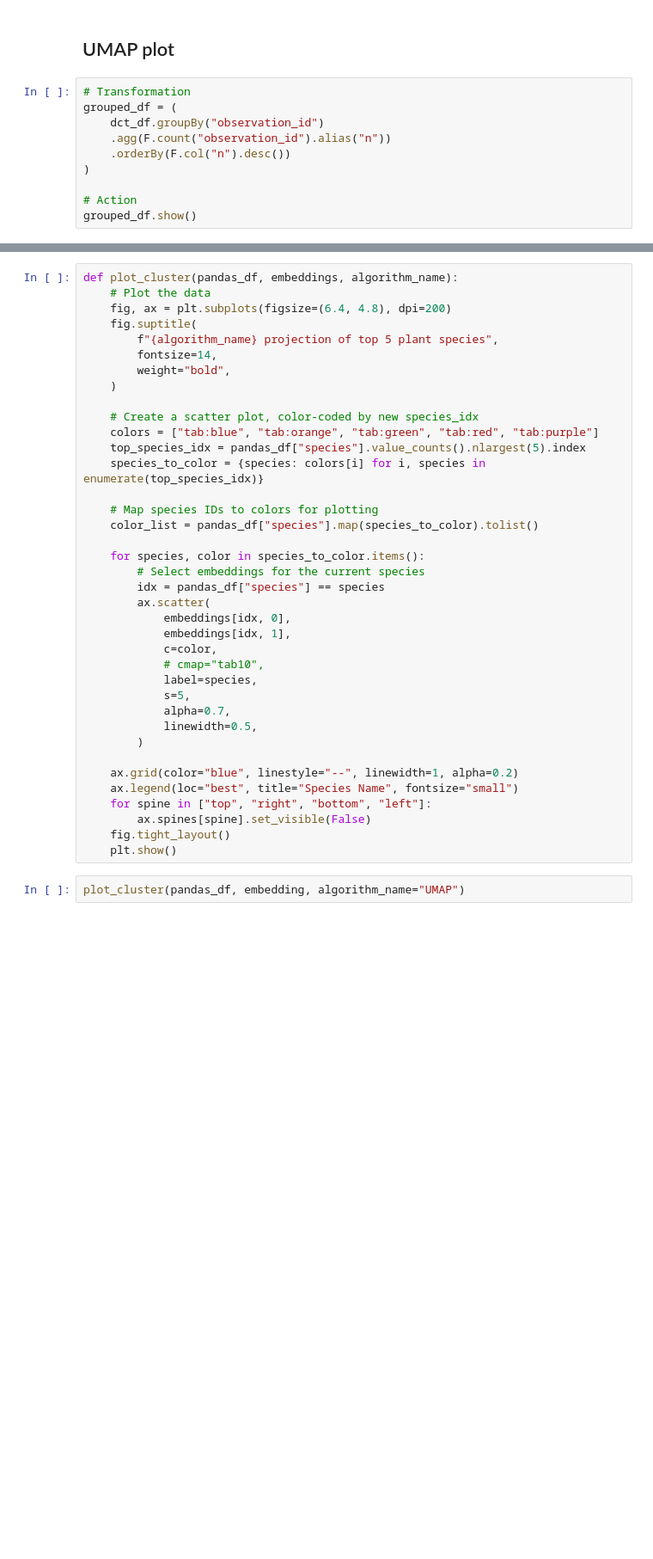
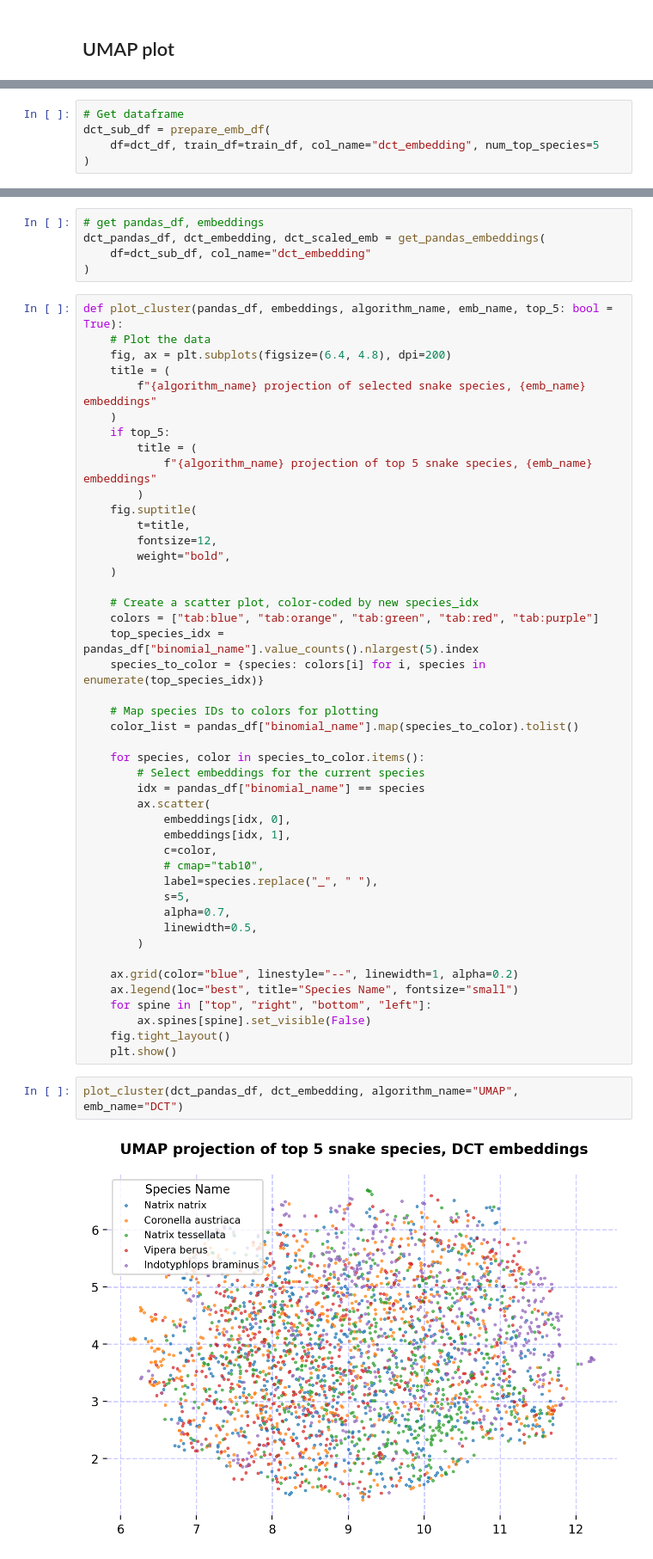
Before and after one commit to dsgt-kaggle-clef/snakeclef-2024, a Jupyter notebook: notebooks/preprocessing/2024-05-08-mg-01-umap-clustering.ipynb, the cells around one changed output, grey strips where cells are left out. Shown at 86% size. Drawn from its saved outputs; the diff is of its cells as text; blank space fills up the shorter version.

Commit message:
updated umap-clustering notebook

```diff
--- a/notebooks/preprocessing/2024-05-08-mg-01-umap-clustering.ipynb
+++ b/notebooks/preprocessing/2024-05-08-mg-01-umap-clustering.ipynb
@@ -40,13 +72,3 @@ train_df.show(n=5, truncate=50)
 # %% [markdown]
 ## UMAP plot
-# %%
-# Transformation
-grouped_df = (
-    dct_df.groupBy("observation_id")
-    .agg(F.count("observation_id").alias("n"))
-    .orderBy(F.col("n").desc())
-)
-
-# Action
-grouped_df.show()
 # %%
@@ -71,0 +101,5 @@ print(subset_df.count())
+# %%
+# Get dataframe
+dct_sub_df = prepare_emb_df(
+    df=dct_df, train_df=train_df, col_name="dct_embedding", num_top_species=5
+)
@@ -86,30 +129,42 @@ embedding = reducer.fit_transform(scaled_emb)  # NumPy array with shape (n_sampl
+# %%
+# get pandas_df, embeddings
+dct_pandas_df, dct_embedding, dct_scaled_emb = get_pandas_embeddings(
+    df=dct_sub_df, col_name="dct_embedding"
+)
 # %%
-def plot_cluster(pandas_df, embeddings, algorithm_name):
+def plot_cluster(pandas_df, embeddings, algorithm_name, emb_name, top_5: bool = True):
     # Plot the data
     fig, ax = plt.subplots(figsize=(6.4, 4.8), dpi=200)
+    title = (
+        f"{algorithm_name} projection of selected snake species, {emb_name} embeddings"
+    )
+    if top_5:
+        title = (
+            f"{algorithm_name} projection of top 5 snake species, {emb_name} embeddings"
+        )
     fig.suptitle(
-        f"{algorithm_name} projection of top 5 plant species",
-        fontsize=14,
+        t=title,
+        fontsize=12,
         weight="bold",
     )
 
     # Create a scatter plot, color-coded by new species_idx
     colors = ["tab:blue", "tab:orange", "tab:green", "tab:red", "tab:purple"]
-    top_species_idx = pandas_df["species"].value_counts().nlargest(5).index
+    top_species_idx = pandas_df["binomial_name"].value_counts().nlargest(5).index
     species_to_color = {species: colors[i] for i, species in enumerate(top_species_idx)}
 
     # Map species IDs to colors for plotting
-    color_list = pandas_df["species"].map(species_to_color).tolist()
+    color_list = pandas_df["binomial_name"].map(species_to_color).tolist()
 
     for species, color in species_to_color.items():
         # Select embeddings for the current species
-        idx = pandas_df["species"] == species
+        idx = pandas_df["binomial_name"] == species
         ax.scatter(
             embeddings[idx, 0],
             embeddings[idx, 1],
             c=color,
             # cmap="tab10",
-            label=species,
+            label=species.replace("_", " "),
             s=5,
             alpha=0.7,
             linewidth=0.5,
@@ -122,4 +177,6 @@ def plot_cluster(pandas_df, embeddings, algorithm_name):
     fig.tight_layout()
     plt.show()
 # %%
-plot_cluster(pandas_df, embedding, algorithm_name="UMAP")
+plot_cluster(dct_pandas_df, dct_embedding, algorithm_name="UMAP", emb_name="DCT")
+# %% [output]
+[figure, added]
```
Also changed, not shown: parts of 25 cells of this notebook.
